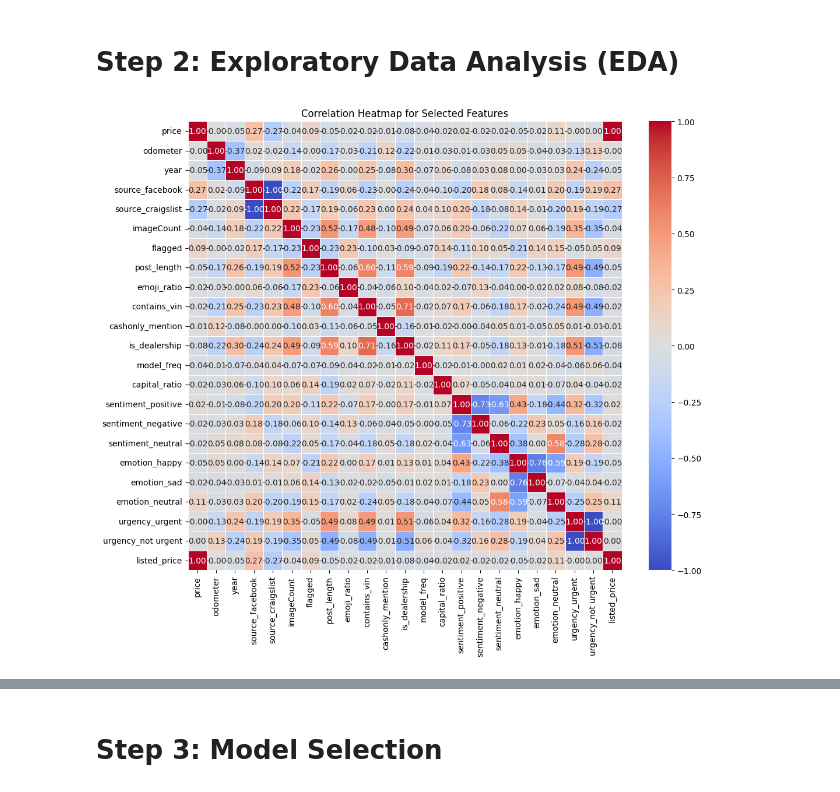
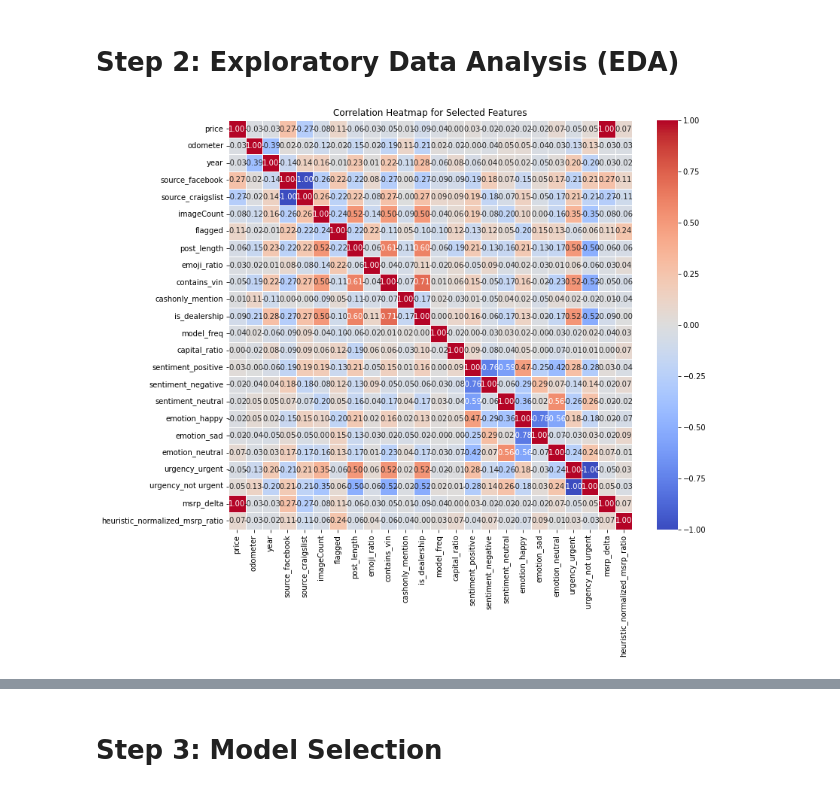
Before and after one commit to lryanle/SMARE, a Jupyter notebook: backend/src/models/m1v2.ipynb, the cells around one changed output, grey strips where cells are left out. Saved outputs shown, nothing was run; the diff lists cells and outputs as text; code cells hidden in the pictures.

Commit message:
fix(m1): updated and cleaned data

```diff
--- a/backend/src/models/m1v2.ipynb
+++ b/backend/src/models/m1v2.ipynb
@@ -168,14 +214,12 @@ theft_rate      0
 dtype: int64
 # %%
-# Clean and prepare data
-# Decoding URL-encoded text, if necessary
 if "title" in data.columns and "post_body" in data.columns:
-    data["title"] = data["title"].apply(lambda x: urllib.parse.unquote(x))
+    data["title"] = data["title"].apply(lambda x: urllib.parse.unquote(x) if isinstance(x, str) else x)
     data["post_body"] = (
         data["post_body"]
-        .apply(lambda x: urllib.parse.unquote(x))
-        .apply(lambda x: x.replace("QR Code Link to This Post\n\n\n", ""))
-        .apply(lambda x: x.replace("\n", " "))
+        .apply(lambda x: urllib.parse.unquote(x) if isinstance(x, str) else x)
+        .apply(lambda x: x.replace("QR Code Link to This Post\n\n\n", "") if isinstance(x, str) else x)
+        .apply(lambda x: x.replace("\n", " ") if isinstance(x, str) else x)
     )
 # %%
 # Feature Engineering
@@ -303,32 +347,33 @@ selected_columns = [
     "flagged",
     "post_length",
     "emoji_ratio",
     "contains_vin",
     "cashonly_mention",
     "is_dealership",
     "model_freq",
     "capital_ratio",
     "sentiment_positive",
     "sentiment_negative",
     "sentiment_neutral",
     "emotion_happy",
     "emotion_sad",
     "emotion_neutral",
     "urgency_urgent",
     "urgency_not urgent",
-    "listed_price",
+    "msrp_delta",
+    "heuristic_normalized_msrp_ratio"
 ]
 
 # Filter the DataFrame to include only the selected columns
 filtered_data = data[selected_columns]
 
 # Calculate the correlation matrix
 correlation_matrix = filtered_data.corr()
 
 # Create the heatmap
 plt.figure(figsize=(12, 10))  # You can adjust the size as needed
 sns.heatmap(correlation_matrix, annot=True, cmap="coolwarm", linewidths=0.5, fmt=".2f")
 plt.title("Correlation Heatmap for Selected Features")
 plt.show()
 # %% [output]
-[figure, old version]
+[figure, new version]
```
Also changed, not shown: parts of 16 cells of this notebook.
